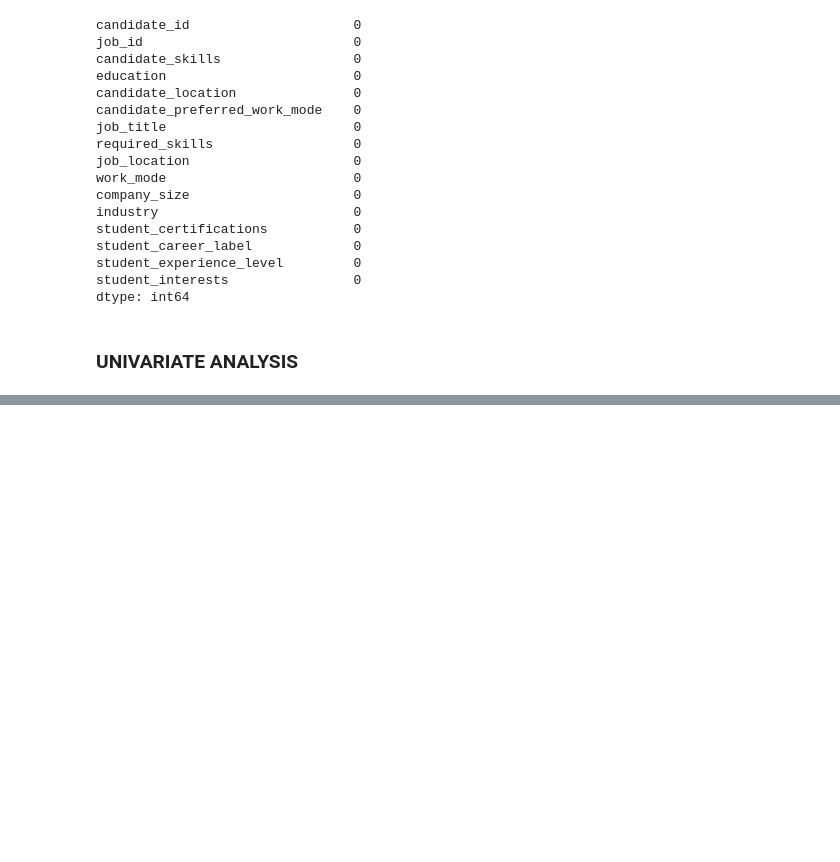
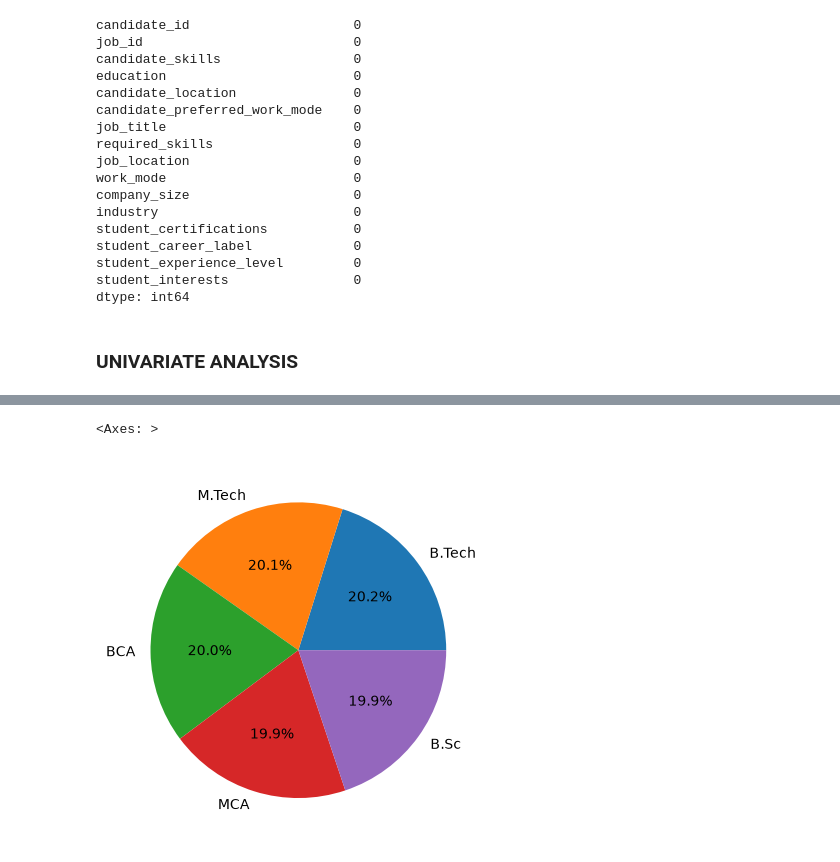
Before and after one commit to ashish-dev-hub/Vertex, a Jupyter notebook: EDA.ipynb, the cells around one changed output, grey strips where cells are left out. Saved outputs shown, nothing was run; the diff lists cells and outputs as text; code cells hidden in the pictures; blank space fills up the shorter version.

```diff
--- a/EDA.ipynb
+++ b/EDA.ipynb
@@ -652,0 +658,5 @@ dtype: int64
+# %%
+df["education"].value_counts().plot(kind="pie",autopct='%1.1f%%')
+# %% [output]
+<Axes: >
+[figure, added]
```
Also changed, not shown: parts of 31 cells of this notebook, 1 other file.
